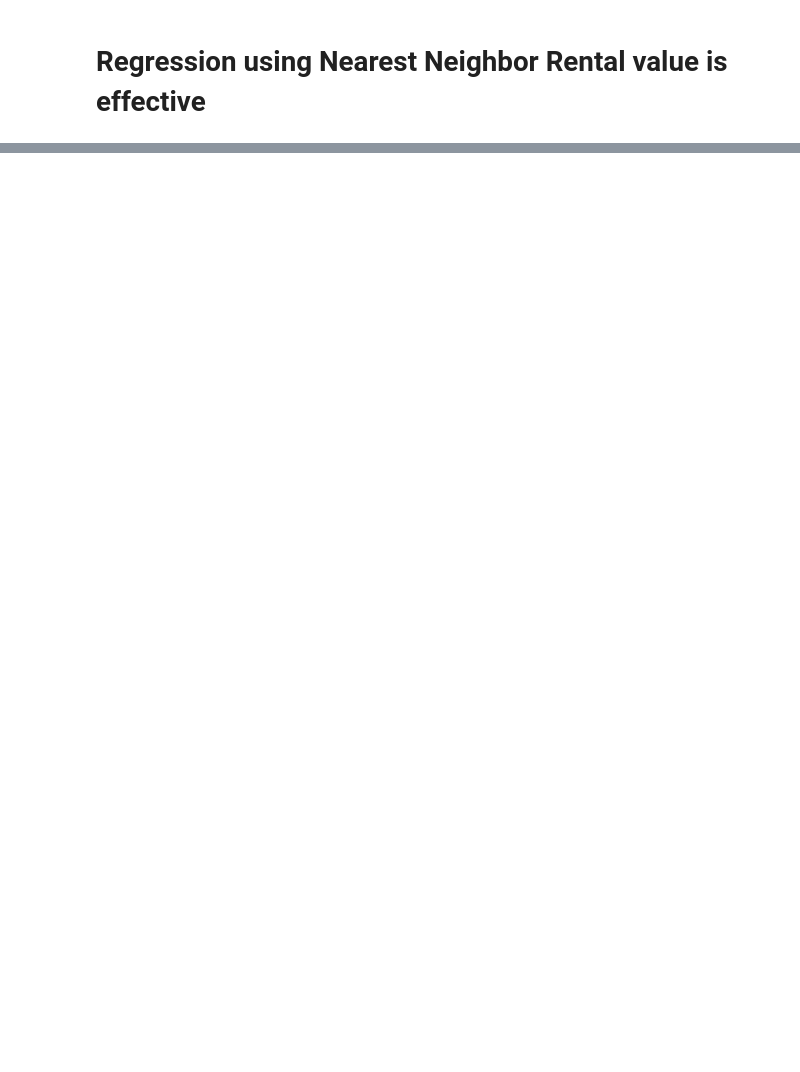
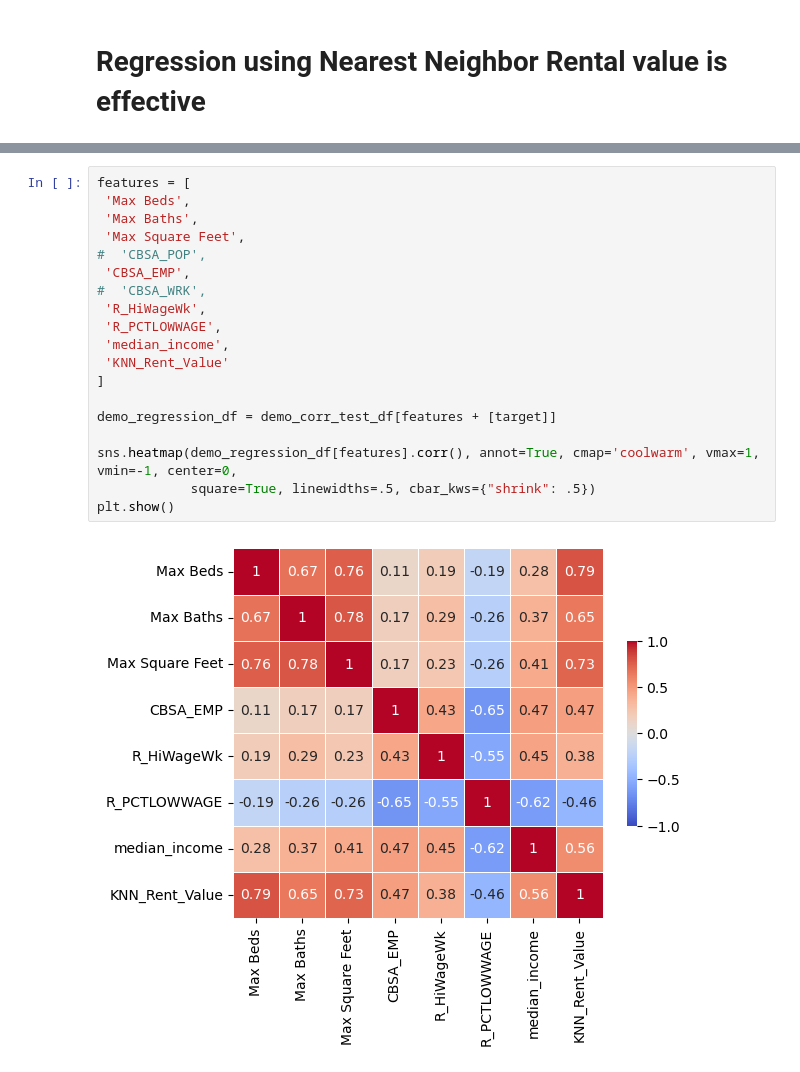
Before and after one commit to drago9773/stoebebirch, a Jupyter notebook: rent_prediction_exploration/rent_benchmark_first.ipynb, the cells around one changed output, grey strips where cells are left out. Drawn from its saved outputs; the diff is of its cells as text; blank space fills up the shorter version.

```diff
--- a/rent_prediction_exploration/rent_benchmark_first.ipynb
+++ b/rent_prediction_exploration/rent_benchmark_first.ipynb
@@ -138,0 +210,21 @@ print(r2)
+# %%
+features = [
+ 'Max Beds',
+ 'Max Baths',
+ 'Max Square Feet',
+#  'CBSA_POP',
+ 'CBSA_EMP',
+#  'CBSA_WRK',
+ 'R_HiWageWk',
+ 'R_PCTLOWWAGE',
+ 'median_income',
+ 'KNN_Rent_Value'
+]
+
+demo_regression_df = demo_corr_test_df[features + [target]]
+
+sns.heatmap(demo_regression_df[features].corr(), annot=True, cmap='coolwarm', vmax=1, vmin=-1, center=0,
+            square=True, linewidths=.5, cbar_kws={"shrink": .5})
+plt.show()
+# %% [output]
+[figure, added]
```
Also changed, not shown: parts of 12 cells of this notebook, 3 other files.
